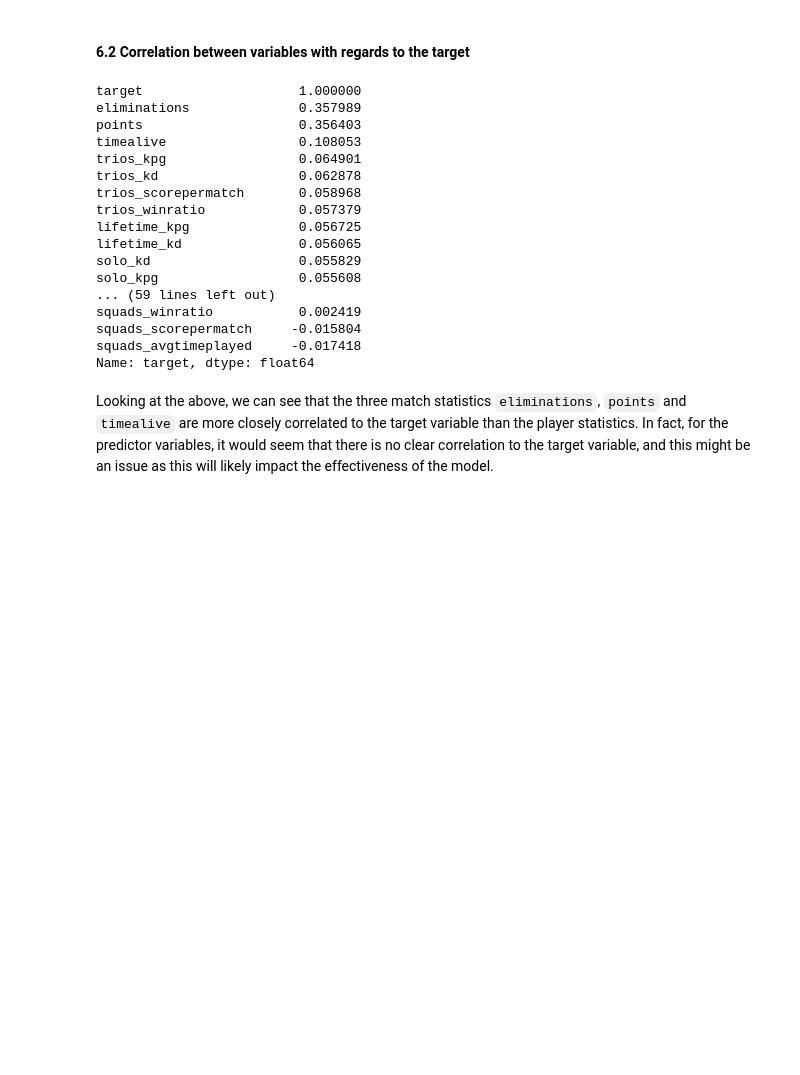
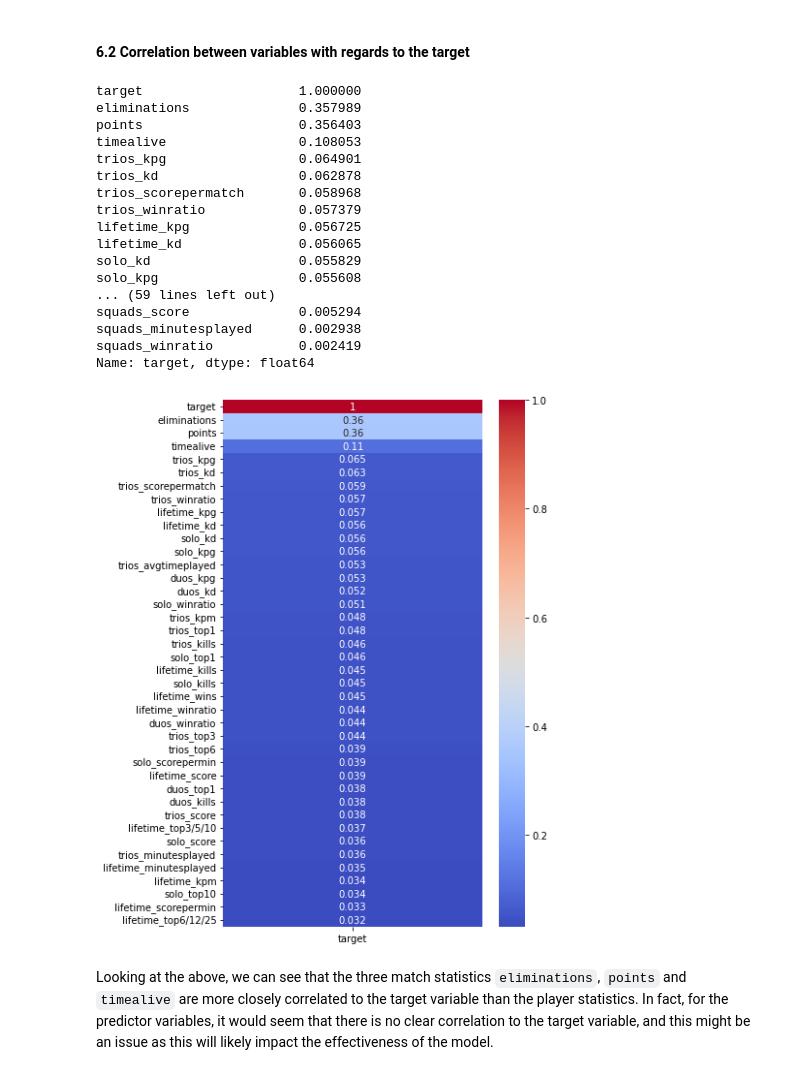
Before and after one commit to Yongfahaik/GA-Capstone, a Jupyter notebook: code/2.data_cleaning_and_eda.ipynb, the cells around one changed output. Saved outputs shown, nothing was run; the diff lists cells and outputs as text; code cells hidden in the pictures; blank space fills up the shorter version.

```diff
--- a/code/2.data_cleaning_and_eda.ipynb
+++ b/code/2.data_cleaning_and_eda.ipynb
@@ -645,7 +645,8 @@ As these features are linked to each other in many other intricate ways, we will
 #### 6.2 Correlation between variables with regards to the target
 # %%
 # Correlation of predictor variables with `target`
-combined_df.corr()['target'].sort_values(ascending = False)
+combined_corr = combined_df.corr()['target']
+combined_corr.abs().sort_values(ascending = False) # Using absolute values since positive or negative matters not yet
 # %% [output]
 target                    1.000000
 eliminations              0.357989
@@ -660,10 +661,17 @@ lifetime_kd               0.056065
 solo_kd                   0.055829
 solo_kpg                  0.055608
 ... (59 lines left out)
+squads_score              0.005294
+squads_minutesplayed      0.002938
 squads_winratio           0.002419
-squads_scorepermatch     -0.015804
-squads_avgtimeplayed     -0.017418
 Name: target, dtype: float64
+# %%
+# Heatmap of correlation for the top 40 features
+plt.figure(figsize = [6, 10])
+sns.heatmap(combined_corr.abs().sort_values(ascending = False).to_frame().head(40),
+            annot=True, cmap = 'coolwarm');
+# %% [output]
+[figure, added]
 # %% [markdown]
 Looking at the above, we can see that the three match statistics `eliminations`, `points` and `timealive` are more closely correlated to the target variable than the player statistics. In fact, for the predictor variables, it would seem that there is no clear correlation to the target variable, and this might be an issue as this will likely impact the effectiveness of the model.
 # %%
```
Also changed, not shown: parts of 6 cells of this notebook.
